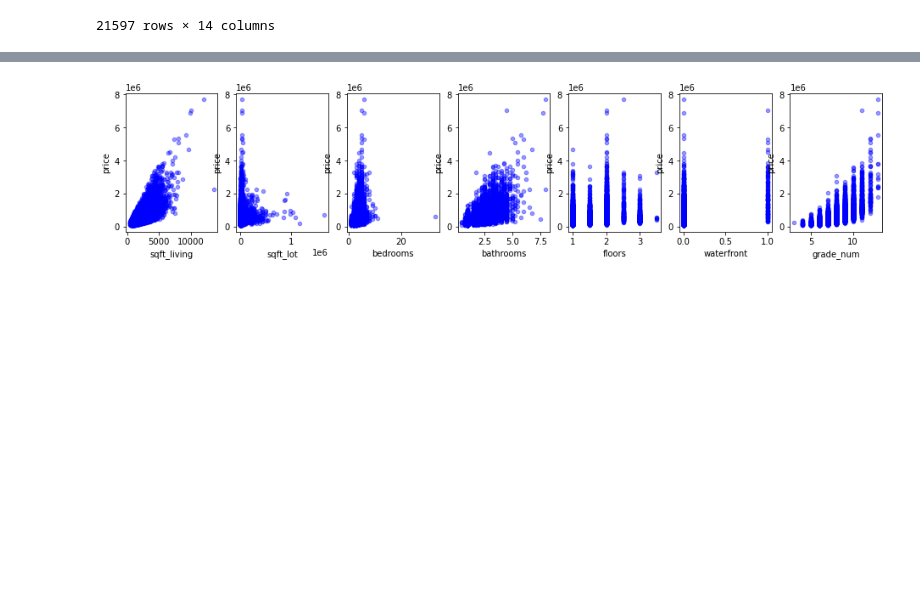
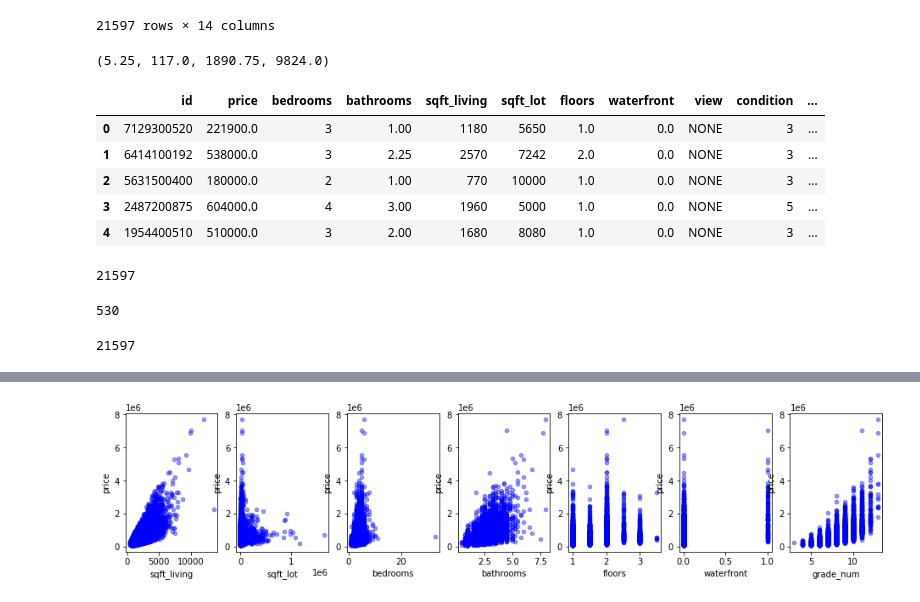
Before and after one commit to kangjw1208/King-Country-Real-Estate, a Jupyter notebook: Final-Copy1-Roger.ipynb, the cells around one changed output, grey strips where cells are left out. Saved outputs shown, nothing was run; the diff lists cells and outputs as text; code cells hidden in the pictures; blank space fills up the shorter version.

```diff
--- a/Final-Copy1-Roger.ipynb
+++ b/Final-Copy1-Roger.ipynb
@@ -145,3 +145,22 @@ housing_ols
 | 21595 | 291310100 | 400000.0 | 3 | 2.50 | 1600 | 2388 | 2.0 | 0.0 | NONE | 3 | ... |
 | 21596 | 1523300157 | 325000.0 | 2 | 0.75 | 1020 | 1076 | 2.0 | 0.0 | NONE | 3 | ... |
 21597 rows × 14 columns
+# %%
+q_4_house = housing_ols["bedrooms"].value_counts().quantile(1)
+q_3_house = housing_ols["bedrooms"].value_counts().quantile(.75)
+q_2_house = housing_ols["bedrooms"].value_counts().quantile(.5)
+q_1_house = housing_ols["bedrooms"].value_counts().quantile(.25)
+q_1_house, q_2_house, q_3_house, q_4_house
+# %% [output]
+(5.25, 117.0, 1890.75, 9824.0)
+# %%
+housing_ols['iqr_95_bed'] = housing_ols['bedrooms'][housing_ols['bedrooms'].between(housing_ols['bedrooms'].quantile(.025), housing_ols['bedrooms'].quantile(.975), inclusive=True)]
+# %%
+housing_ols.head()
+# %% [output]
+|  | id | price | bedrooms | bathrooms | sqft_living | sqft_lot | floors | waterfront | view | condition | ... |
+| 0 | 7129300520 | 221900.0 | 3 | 1.00 | 1180 | 5650 | 1.0 | 0.0 | NONE | 3 | ... |
+| 1 | 6414100192 | 538000.0 | 3 | 2.25 | 2570 | 7242 | 2.0 | 0.0 | NONE | 3 | ... |
+| 2 | 5631500400 | 180000.0 | 2 | 1.00 | 770 | 10000 | 1.0 | 0.0 | NONE | 3 | ... |
+| 3 | 2487200875 | 604000.0 | 4 | 3.00 | 1960 | 5000 | 1.0 | 0.0 | NONE | 5 | ... |
+| 4 | 1954400510 | 510000.0 | 3 | 2.00 | 1680 | 8080 | 1.0 | 0.0 | NONE | 3 | ... |
@@ -147,0 +169,12 @@ housing_ols
+# %%
+len(housing_ols['iqr_95_bed'])
+# %% [output]
+21597
+# %%
+housing_ols['iqr_95_bed'].isna().sum()
+# %% [output]
+530
+# %%
+len(housing_ols)
+# %% [output]
+21597
```
Also changed, not shown: parts of 4 cells of this notebook.
